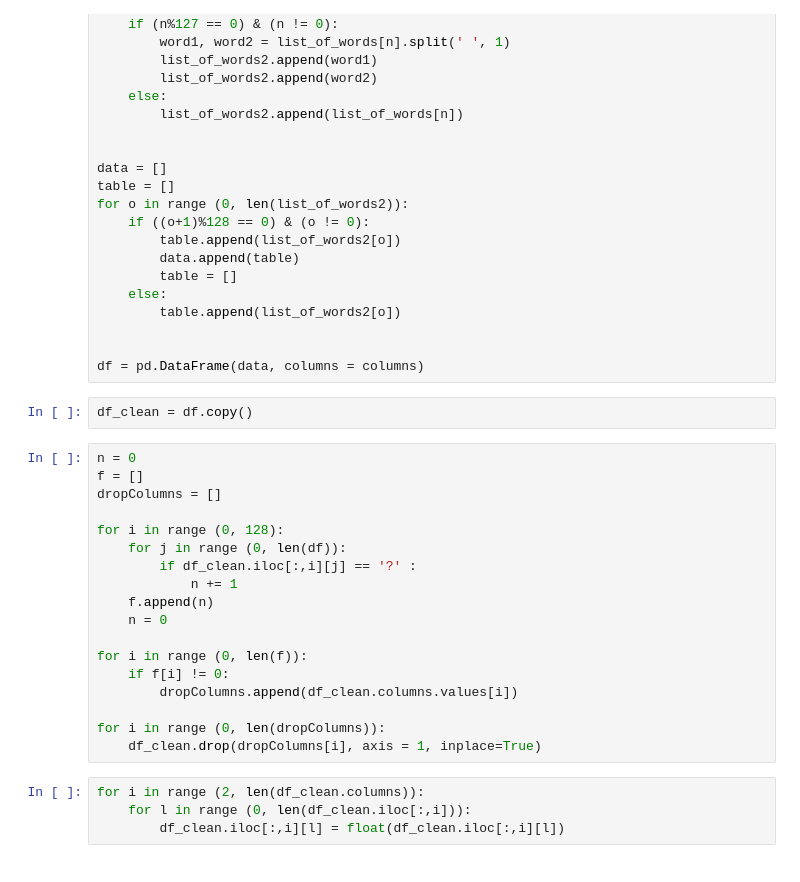
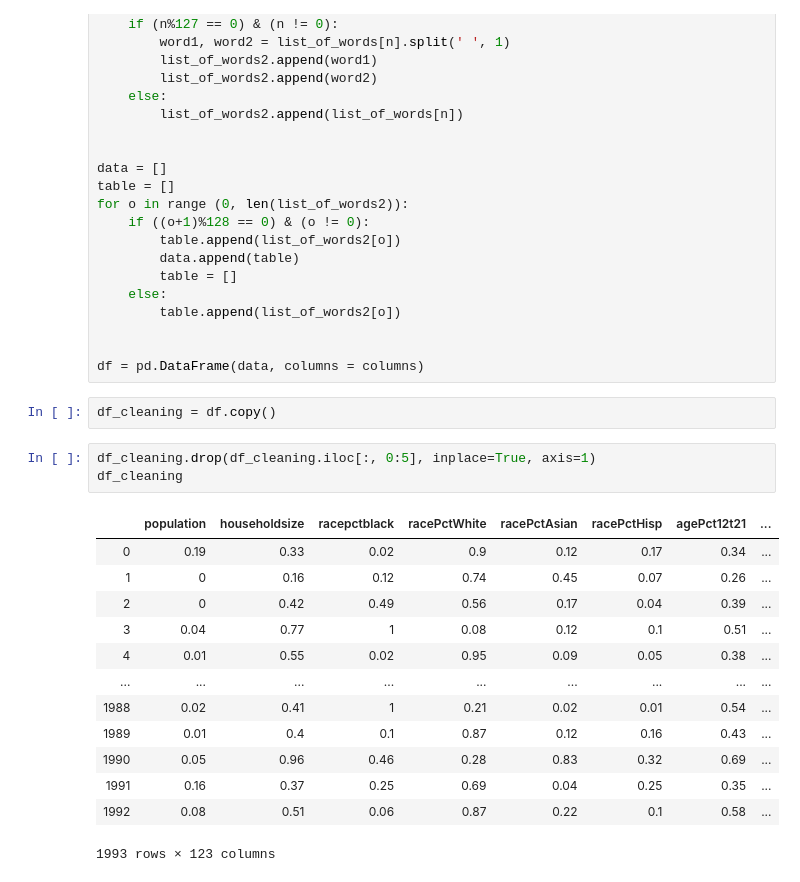
Before and after one commit to LpineA/data_analysis_project_communities, a Jupyter notebook: Jean.ipynb, the cells around one changed output. Saved outputs shown, nothing was run; the diff lists cells and outputs as text.

Commit message:
Nouveau cleaning du dataset + changement du code

```diff
--- a/Jean.ipynb
+++ b/Jean.ipynb
@@ -98,26 +99,21 @@ for o in range (0, len(list_of_words2)):
 
 df = pd.DataFrame(data, columns = columns)
 # %%
-df_clean = df.copy()
+df_cleaning = df.copy()
-# %%
-n = 0
-f = []
-dropColumns = []
-
-for i in range (0, 128):
-    for j in range (0, len(df)):
-        if df_clean.iloc[:,i][j] == '?' :
-            n += 1
-    f.append(n)
-    n = 0
-
-for i in range (0, len(f)):
-    if f[i] != 0:
-        dropColumns.append(df_clean.columns.values[i])
-
-for i in range (0, len(dropColumns)):
-    df_clean.drop(dropColumns[i], axis = 1, inplace=True)
-# %%
-for i in range (2, len(df_clean.columns)):
-    for l in range (0, len(df_clean.iloc[:,i])):
-        df_clean.iloc[:,i][l] = float(df_clean.iloc[:,i][l])
+# %%
+df_cleaning.drop(df_cleaning.iloc[:, 0:5], inplace=True, axis=1)
+df_cleaning
+# %% [output]
+|  | population | householdsize | racepctblack | racePctWhite | racePctAsian | racePctHisp | agePct12t21 | ... |
+| 0 | 0.19 | 0.33 | 0.02 | 0.9 | 0.12 | 0.17 | 0.34 | ... |
+| 1 | 0 | 0.16 | 0.12 | 0.74 | 0.45 | 0.07 | 0.26 | ... |
+| 2 | 0 | 0.42 | 0.49 | 0.56 | 0.17 | 0.04 | 0.39 | ... |
+| 3 | 0.04 | 0.77 | 1 | 0.08 | 0.12 | 0.1 | 0.51 | ... |
+| 4 | 0.01 | 0.55 | 0.02 | 0.95 | 0.09 | 0.05 | 0.38 | ... |
+| ... | ... | ... | ... | ... | ... | ... | ... | ... |
+| 1988 | 0.02 | 0.41 | 1 | 0.21 | 0.02 | 0.01 | 0.54 | ... |
+| 1989 | 0.01 | 0.4 | 0.1 | 0.87 | 0.12 | 0.16 | 0.43 | ... |
+| 1990 | 0.05 | 0.96 | 0.46 | 0.28 | 0.83 | 0.32 | 0.69 | ... |
+| 1991 | 0.16 | 0.37 | 0.25 | 0.69 | 0.04 | 0.25 | 0.35 | ... |
+| 1992 | 0.08 | 0.51 | 0.06 | 0.87 | 0.22 | 0.1 | 0.58 | ... |
+1993 rows × 123 columns
```
Also changed, not shown: parts of 7 cells of this notebook, 1 other file.
